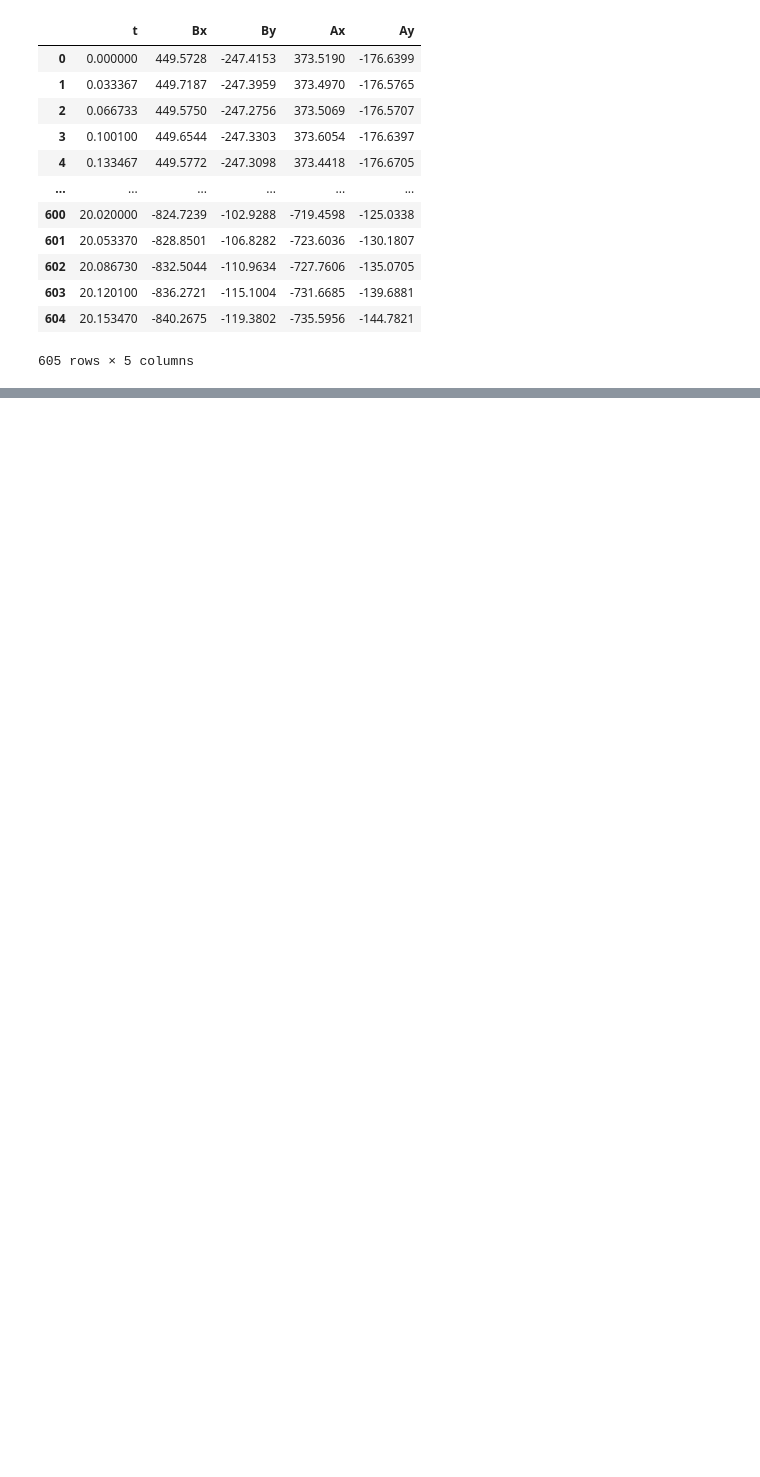
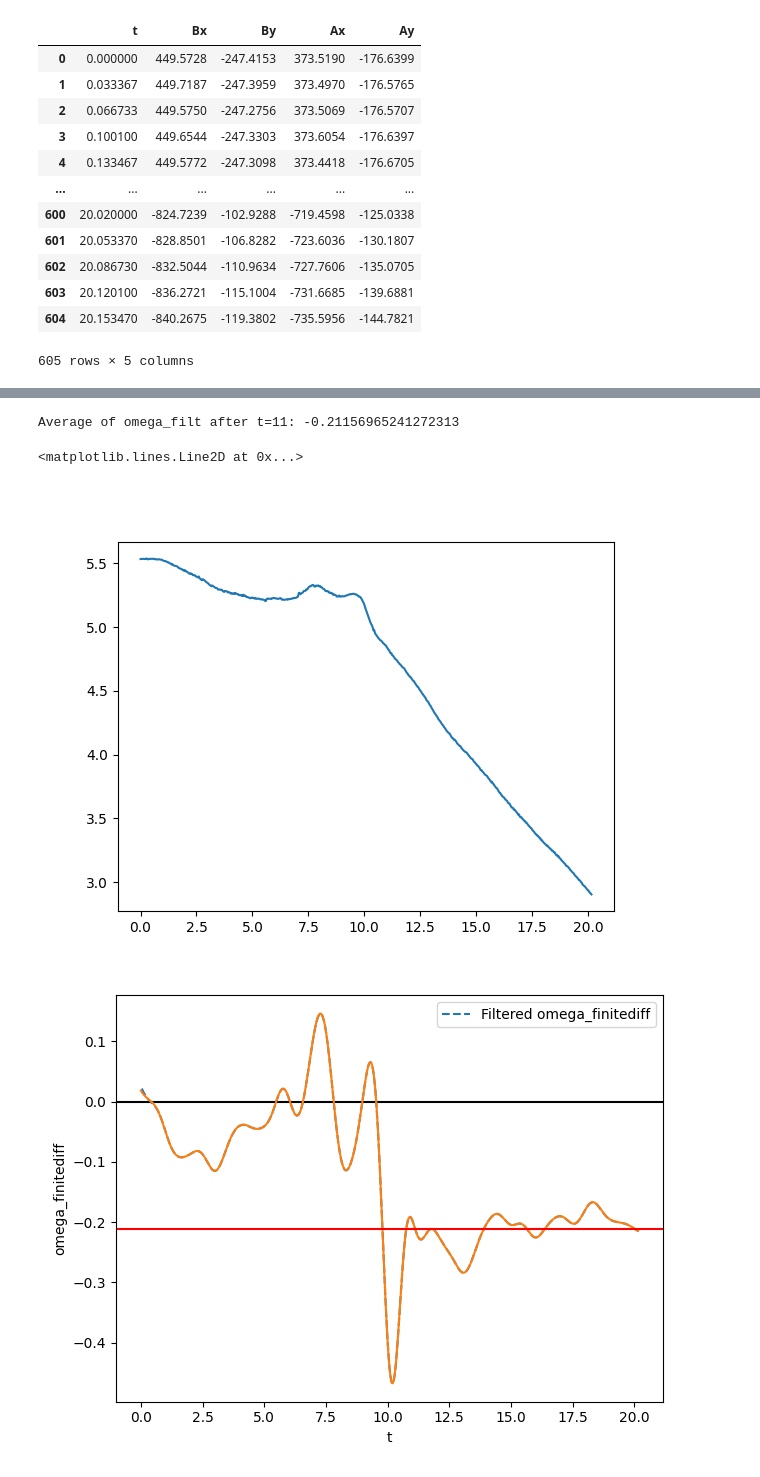
Before and after one commit to NovelMobileRobotsLab/pinto-squirrel, a Jupyter notebook: ICRA25/tracker_data/trackertest.ipynb, the cells around one changed output, grey strips where cells are left out. Drawn from its saved outputs; the diff is of its cells as text; code cells hidden in the pictures; blank space fills up the shorter version.

```diff
--- a/ICRA25/tracker_data/trackertest.ipynb
+++ b/ICRA25/tracker_data/trackertest.ipynb
@@ -135,0 +153,55 @@ plt.tight_layout()
+# %%
+r12x = df['Bx'] - df['Ax']
+r12y = df['By'] - df['Ay']
+v12x = df['Bx_velocity'] - df['Ax_velocity']
+v12y = df['By_velocity'] - df['Ay_velocity']
+
+theta = np.arctan2(r12y, r12x)
+theta = theta % (2*np.pi)
+omega_finitediff = np.diff(theta) / np.diff(df['t'])
+plt.figure()
+plt.plot(df['t'], theta)
+fig, ax = plt.subplots()
+# plt.plot(df['t'][1:], omega_finitediff)
+ax.axhline(0, color='k')
+
+from scipy.signal import butter, filtfilt
+
+# Define a low-pass filter
+def lowpass_filter(data, cutoff, fs, order=5):
+    nyquist = 0.5 * fs
+    normal_cutoff = cutoff / nyquist
+    b, a = butter(order, normal_cutoff, btype='low', analog=False)
+    y = filtfilt(b, a, data)
+    return y
+
+# Apply the low-pass filter to omega_finitediff
+cutoff_frequency = 1  # Adjust the cutoff frequency as needed
+sampling_rate = 1 / np.mean(np.diff(df['t']))  # Calculate the sampling rate from the time data
+omega_finitediff_filtered = lowpass_filter(omega_finitediff, cutoff_frequency, sampling_rate)
+
+# Plot the filtered omega_finitediff
+
+# plt.plot(df['t'], omega)
+plt.plot(df['t'][1:], omega_finitediff_filtered, label='Filtered omega_finitediff', linestyle='--')
+plt.plot(df['t'], omega_filt)
+
+
+
+
+plt.xlabel('t')
+plt.ylabel('omega_finitediff')
+plt.legend()
+plt.tight_layout()
+
+# Get the average of omega_filt after t=11
+df['omega_filt'] = omega_filt
+omega_filt_after_t11 = df[df['t'] > 11]['omega_filt']
+average_omega_filt_after_t11 = omega_filt_after_t11.mean()
+print("Average of omega_filt after t=11:", average_omega_filt_after_t11)
+ax.axhline(average_omega_filt_after_t11, color='r') #-0.21156965241272313
+# %% [output]
+Average of omega_filt after t=11: -0.21156965241272313
+<matplotlib.lines.Line2D at 0x...>
+[figure, added]
+[figure, added]
```
Also changed, not shown: parts of 4 cells of this notebook, 7 other files.
